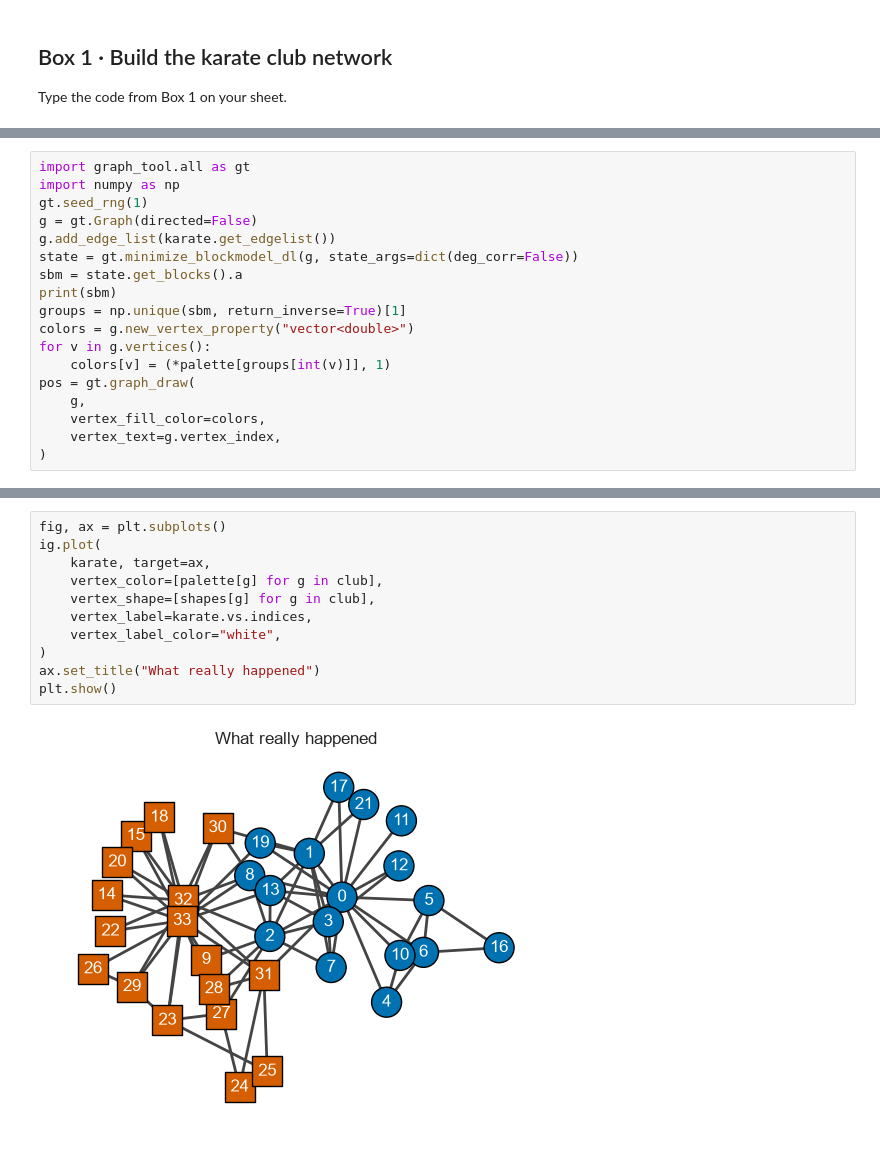
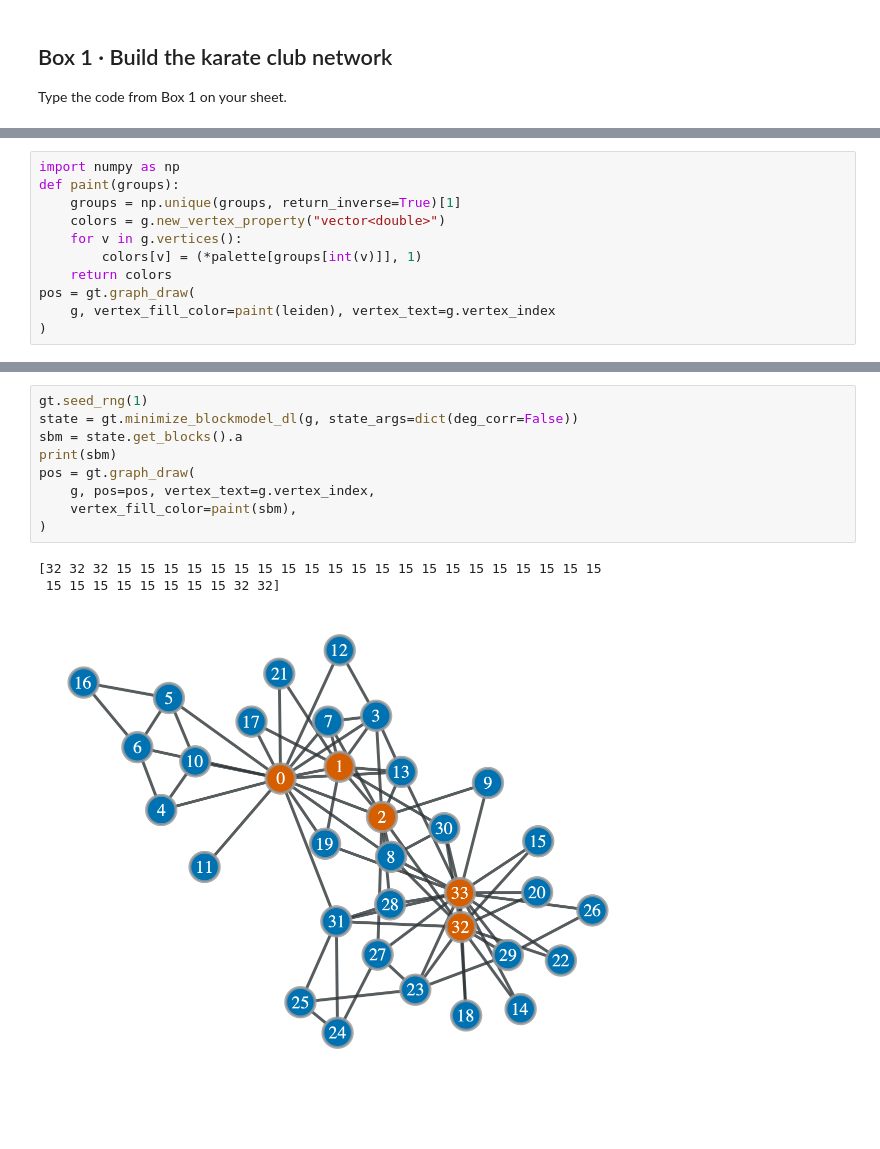
Before and after one commit to skojaku/adv-net-sci, a Jupyter notebook: lecture-note/m05-clustering/code-sheet/colab-lab-solutions.ipynb, the cells around one changed output, grey strips where cells are left out. Drawn from its saved outputs; the diff is of its cells as text; blank space fills up the shorter version.

```diff
--- a/lecture-note/m05-clustering/code-sheet/colab-lab-solutions.ipynb
+++ b/lecture-note/m05-clustering/code-sheet/colab-lab-solutions.ipynb
@@ -97,20 +86,13 @@ plt.show()
 Type the code from Box 3 on your sheet.
 # %%
-import graph_tool.all as gt
 import numpy as np
-gt.seed_rng(1)
-g = gt.Graph(directed=False)
-g.add_edge_list(karate.get_edgelist())
-state = gt.minimize_blockmodel_dl(g, state_args=dict(deg_corr=False))
-sbm = state.get_blocks().a
-print(sbm)
-groups = np.unique(sbm, return_inverse=True)[1]
-colors = g.new_vertex_property("vector<double>")
-for v in g.vertices():
-    colors[v] = (*palette[groups[int(v)]], 1)
+def paint(groups):
+    groups = np.unique(groups, return_inverse=True)[1]
+    colors = g.new_vertex_property("vector<double>")
+    for v in g.vertices():
+        colors[v] = (*palette[groups[int(v)]], 1)
+    return colors
 pos = gt.graph_draw(
-    g,
-    vertex_fill_color=colors,
-    vertex_text=g.vertex_index,
+    g, vertex_fill_color=paint(leiden), vertex_text=g.vertex_index
 )
 # %% [output]
@@ -122,15 +102,15 @@ pos = gt.graph_draw(
 Type the code from Box 4 on your sheet.
 # %%
-fig, ax = plt.subplots()
-ig.plot(
-    karate, target=ax,
-    vertex_color=[palette[g] for g in club],
-    vertex_shape=[shapes[g] for g in club],
-    vertex_label=karate.vs.indices,
-    vertex_label_color="white",
+gt.seed_rng(1)
+state = gt.minimize_blockmodel_dl(g, state_args=dict(deg_corr=False))
+sbm = state.get_blocks().a
+print(sbm)
+pos = gt.graph_draw(
+    g, pos=pos, vertex_text=g.vertex_index,
+    vertex_fill_color=paint(sbm),
 )
-ax.set_title("What really happened")
-plt.show()
 # %% [output]
+[32 32 32 15 15 15 15 15 15 15 15 15 15 15 15 15 15 15 15 15 15 15 15 15
+ 15 15 15 15 15 15 15 15 32 32]
-[figure, old version]
+[figure, new version]
 # %% [markdown]
```
Also changed, not shown: parts of 17 cells of this notebook, 12 other files.
